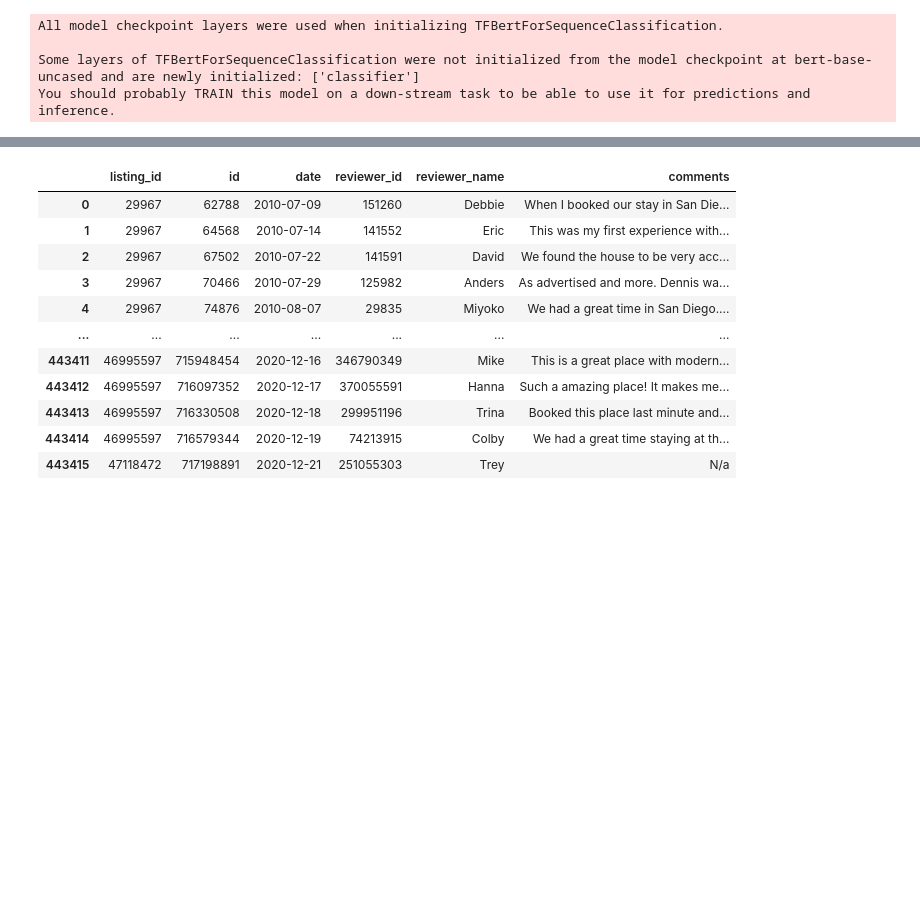
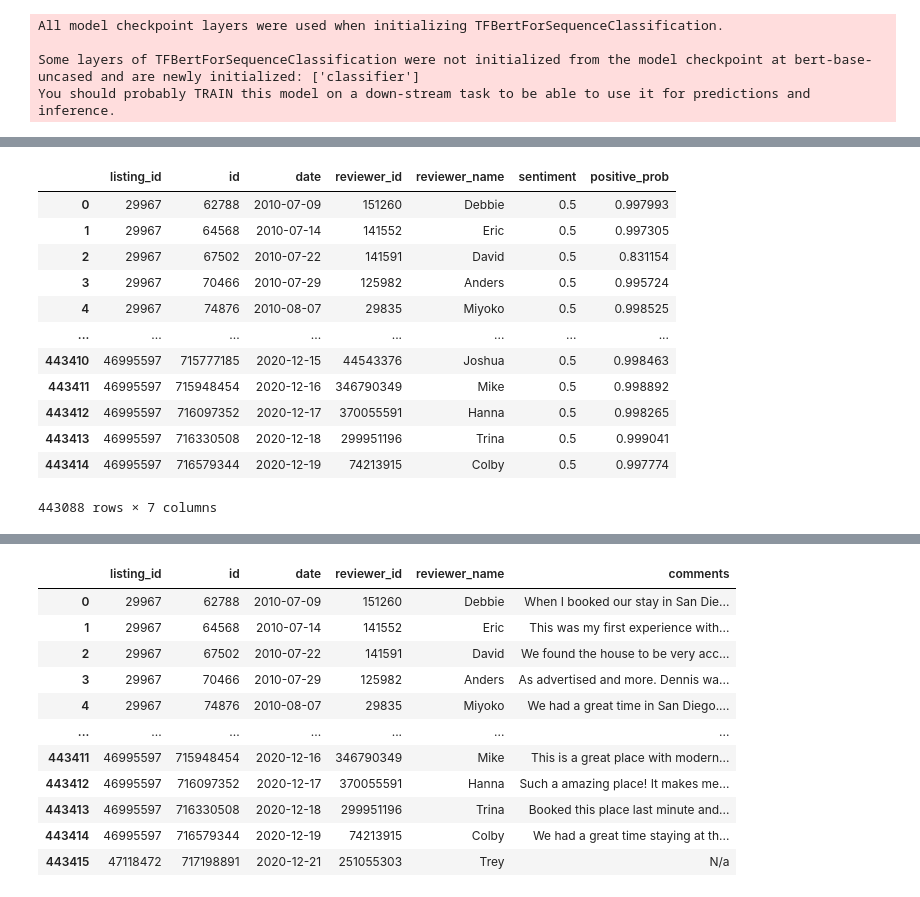
Before and after one commit to italu1013/insideairbnb_rental_price_prediction, a Jupyter notebook: EDA.ipynb, the cells around one changed output, grey strips where cells are left out. Saved outputs shown, nothing was run; the diff lists cells and outputs as text; code cells hidden in the pictures; blank space fills up the shorter version.

Commit message:
sentiment variables

```diff
--- a/EDA.ipynb
+++ b/EDA.ipynb
@@ -266,0 +309,19 @@ for ps_batch in tqdm(pred_sentences_batches):
+# %%
+with open("reviews_sentiment.pkl", 'rb') as f:
+    reviews_with_sentiment = pickle.load(f)
+# %%
+reviews_with_sentiment
+# %% [output]
+|  | listing_id | id | date | reviewer_id | reviewer_name | sentiment | positive_prob |
+| 0 | 29967 | 62788 | 2010-07-09 | 151260 | Debbie | 0.5 | 0.997993 |
+| 1 | 29967 | 64568 | 2010-07-14 | 141552 | Eric | 0.5 | 0.997305 |
+| 2 | 29967 | 67502 | 2010-07-22 | 141591 | David | 0.5 | 0.831154 |
+| 3 | 29967 | 70466 | 2010-07-29 | 125982 | Anders | 0.5 | 0.995724 |
+| 4 | 29967 | 74876 | 2010-08-07 | 29835 | Miyoko | 0.5 | 0.998525 |
+| ... | ... | ... | ... | ... | ... | ... | ... |
+| 443410 | 46995597 | 715777185 | 2020-12-15 | 44543376 | Joshua | 0.5 | 0.998463 |
+| 443411 | 46995597 | 715948454 | 2020-12-16 | 346790349 | Mike | 0.5 | 0.998892 |
+| 443412 | 46995597 | 716097352 | 2020-12-17 | 370055591 | Hanna | 0.5 | 0.998265 |
+| 443413 | 46995597 | 716330508 | 2020-12-18 | 299951196 | Trina | 0.5 | 0.999041 |
+| 443414 | 46995597 | 716579344 | 2020-12-19 | 74213915 | Colby | 0.5 | 0.997774 |
+443088 rows × 7 columns
```
Also changed, not shown: parts of 15 cells of this notebook, 3 other files.
